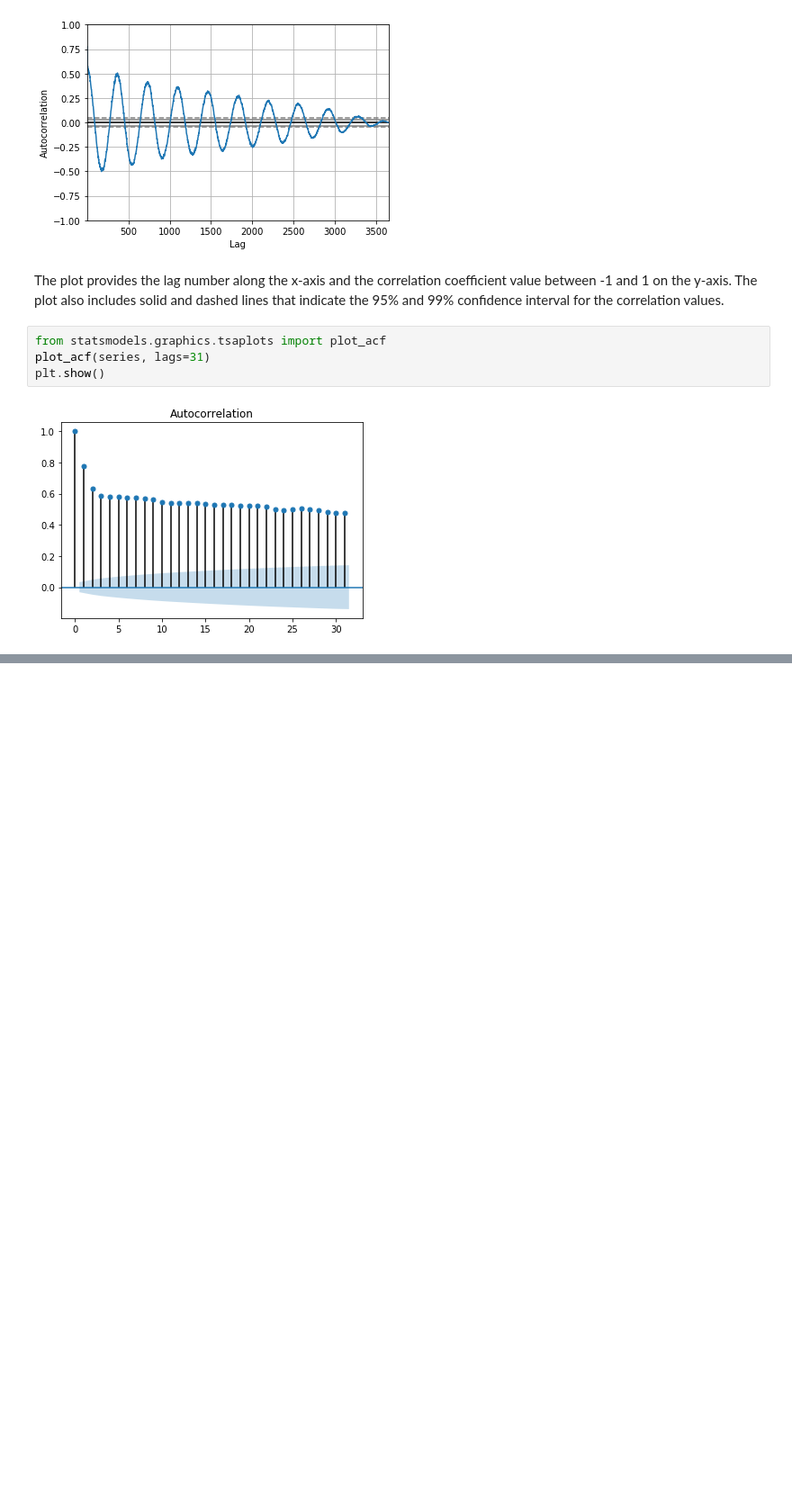
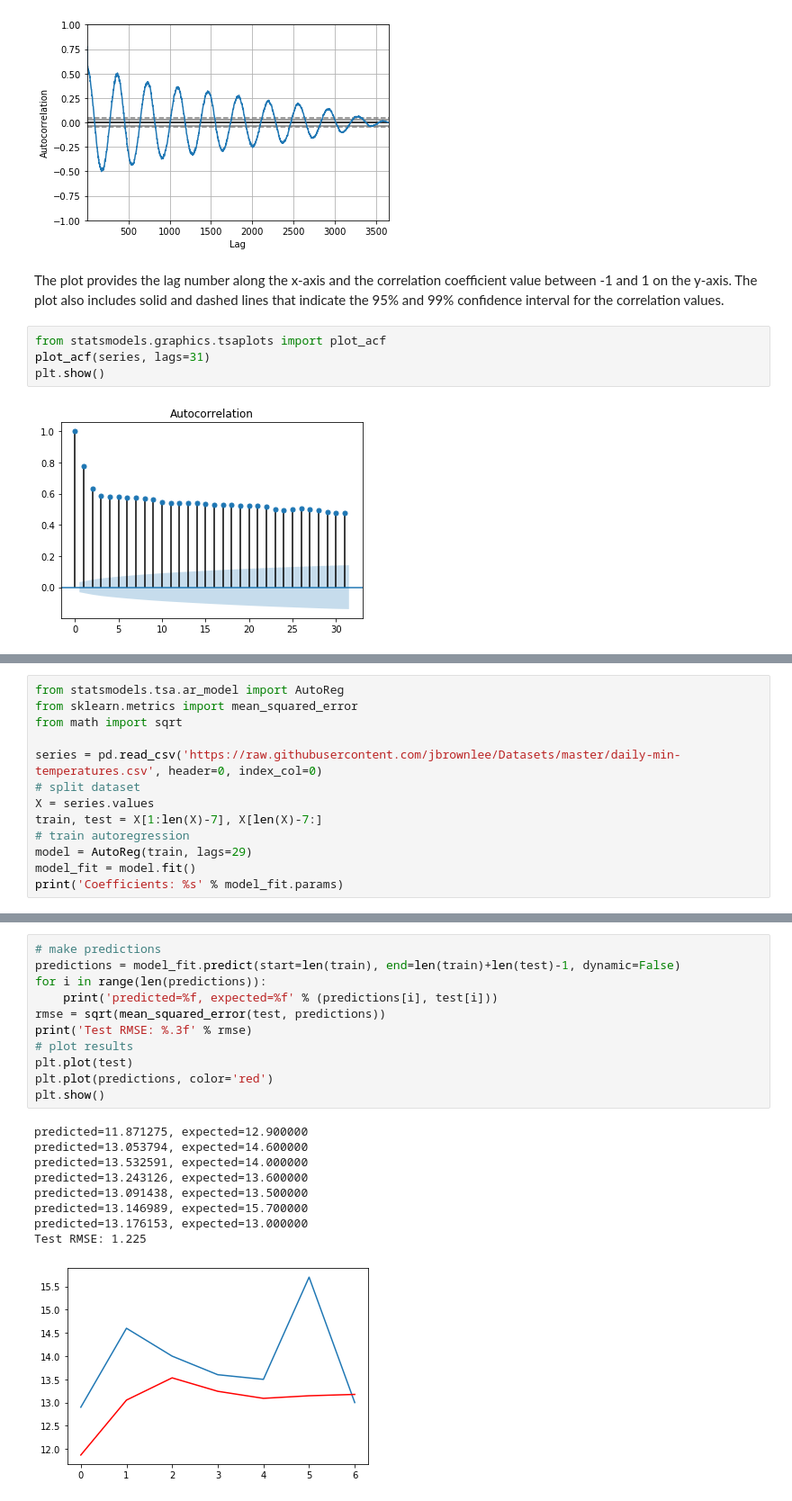
Before and after one commit to shiyuliu1/Time-Series-Models, a Jupyter notebook: TS_models.ipynb, the cells around one changed output, grey strips where cells are left out. Shown: that part at 90% size. Cells and saved outputs as stored; diff of their text form; blank space fills up the shorter version.

```diff
--- a/TS_models.ipynb
+++ b/TS_models.ipynb
@@ -105,0 +112,13 @@ pyplot.show()
+# %%
+from statsmodels.tsa.ar_model import AutoReg
+from sklearn.metrics import mean_squared_error
+from math import sqrt
+
+series = pd.read_csv('https://raw.githubusercontent.com/jbrownlee/Datasets/master/daily-min-temperatures.csv', header=0, index_col=0)
+# split dataset
+X = series.values
+train, test = X[1:len(X)-7], X[len(X)-7:]
+# train autoregression
+model = AutoReg(train, lags=29)
+model_fit = model.fit()
+print('Coefficients: %s' % model_fit.params)
@@ -105,0 +134,21 @@ pyplot.show()
+# %%
+# make predictions
+predictions = model_fit.predict(start=len(train), end=len(train)+len(test)-1, dynamic=False)
+for i in range(len(predictions)):
+    print('predicted=%f, expected=%f' % (predictions[i], test[i]))
+rmse = sqrt(mean_squared_error(test, predictions))
+print('Test RMSE: %.3f' % rmse)
+# plot results
+plt.plot(test)
+plt.plot(predictions, color='red')
+plt.show()
+# %% [output]
+predicted=11.871275, expected=12.900000
+predicted=13.053794, expected=14.600000
+predicted=13.532591, expected=14.000000
+predicted=13.243126, expected=13.600000
+predicted=13.091438, expected=13.500000
+predicted=13.146989, expected=15.700000
+predicted=13.176153, expected=13.000000
+Test RMSE: 1.225
+[figure, added]
```
Also changed, not shown: parts of 12 cells of this notebook.
